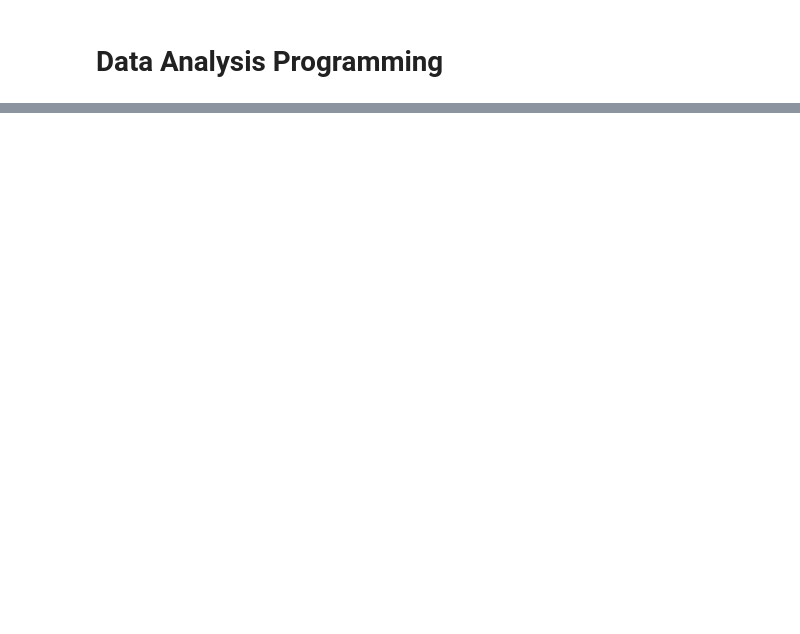
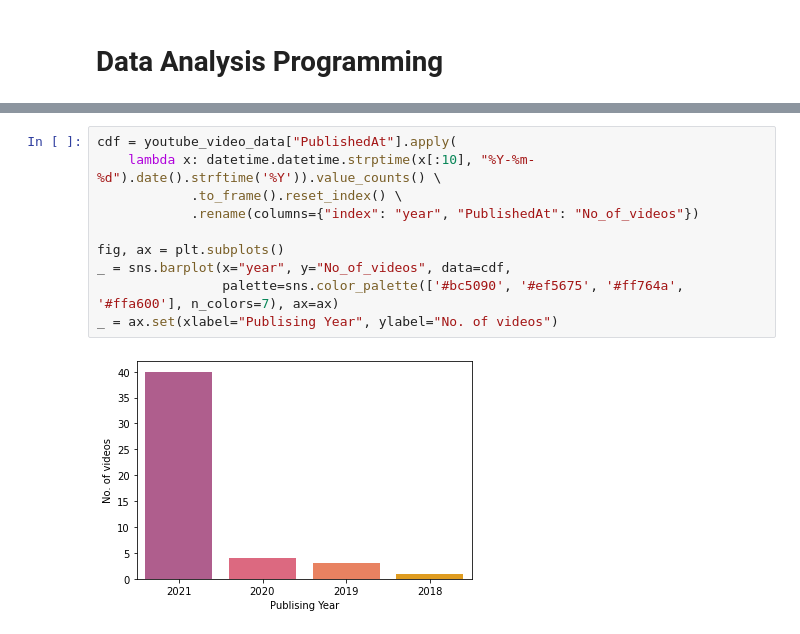
Before and after one commit to enjoy89/data_analysis_programming, a Jupyter notebook: project.ipynb, the cells around one changed output, grey strips where cells are left out. Cells and saved outputs as stored; diff of their text form; blank space fills up the shorter version.

```diff
--- a/project.ipynb
+++ b/project.ipynb
@@ -130,0 +183,12 @@ Index(['video_id', 'trending_date', 'title', 'channel_title', 'category_id',
+# %%
+cdf = youtube_video_data["PublishedAt"].apply(
+    lambda x: datetime.datetime.strptime(x[:10], "%Y-%m-%d").date().strftime('%Y')).value_counts() \
+            .to_frame().reset_index() \
+            .rename(columns={"index": "year", "PublishedAt": "No_of_videos"})
+
+fig, ax = plt.subplots()
+_ = sns.barplot(x="year", y="No_of_videos", data=cdf,
+                palette=sns.color_palette(['#bc5090', '#ef5675', '#ff764a', '#ffa600'], n_colors=7), ax=ax)
+_ = ax.set(xlabel="Publising Year", ylabel="No. of videos")
+# %% [output]
+[figure, added]
```
Also changed, not shown: parts of 16 cells of this notebook, 2 other files.
